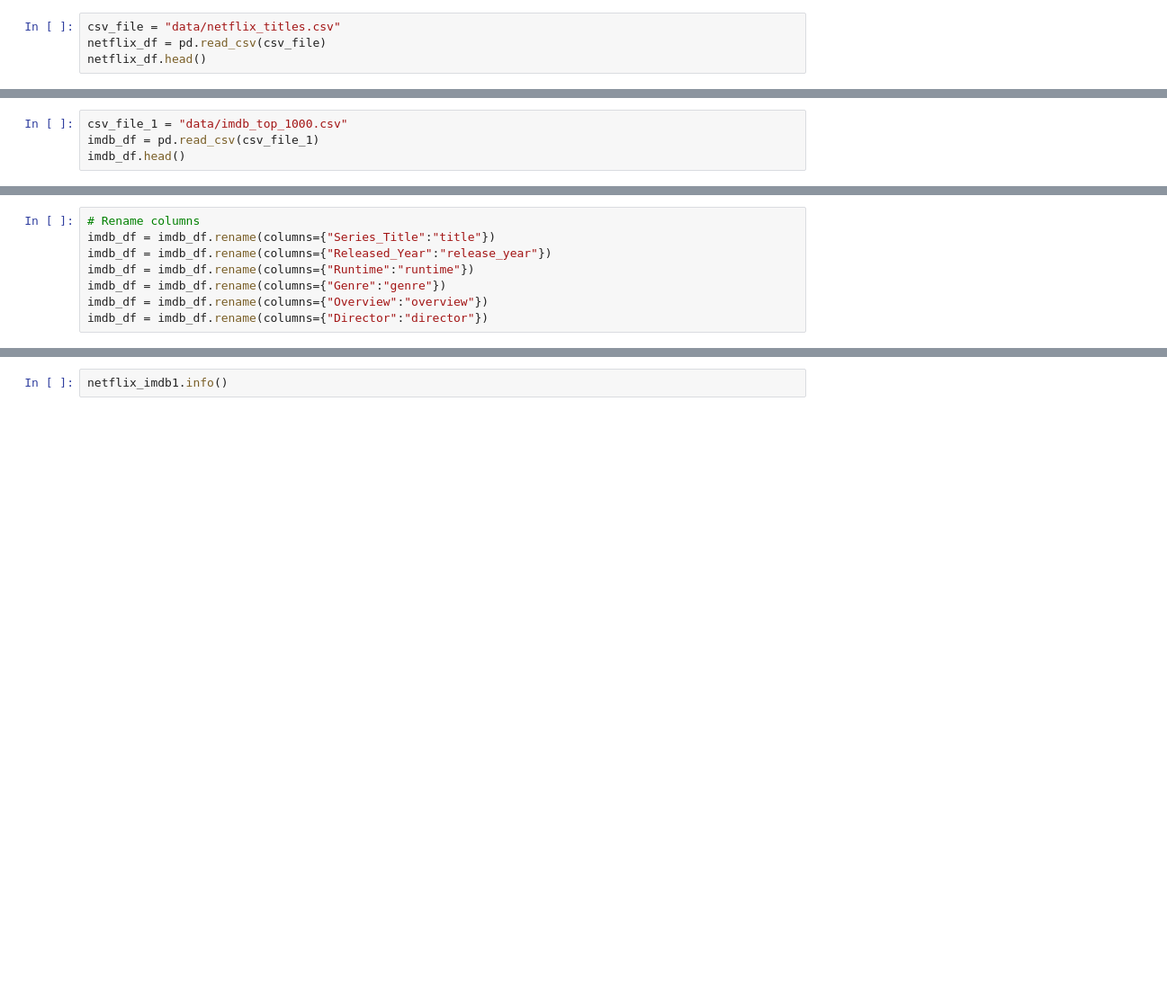
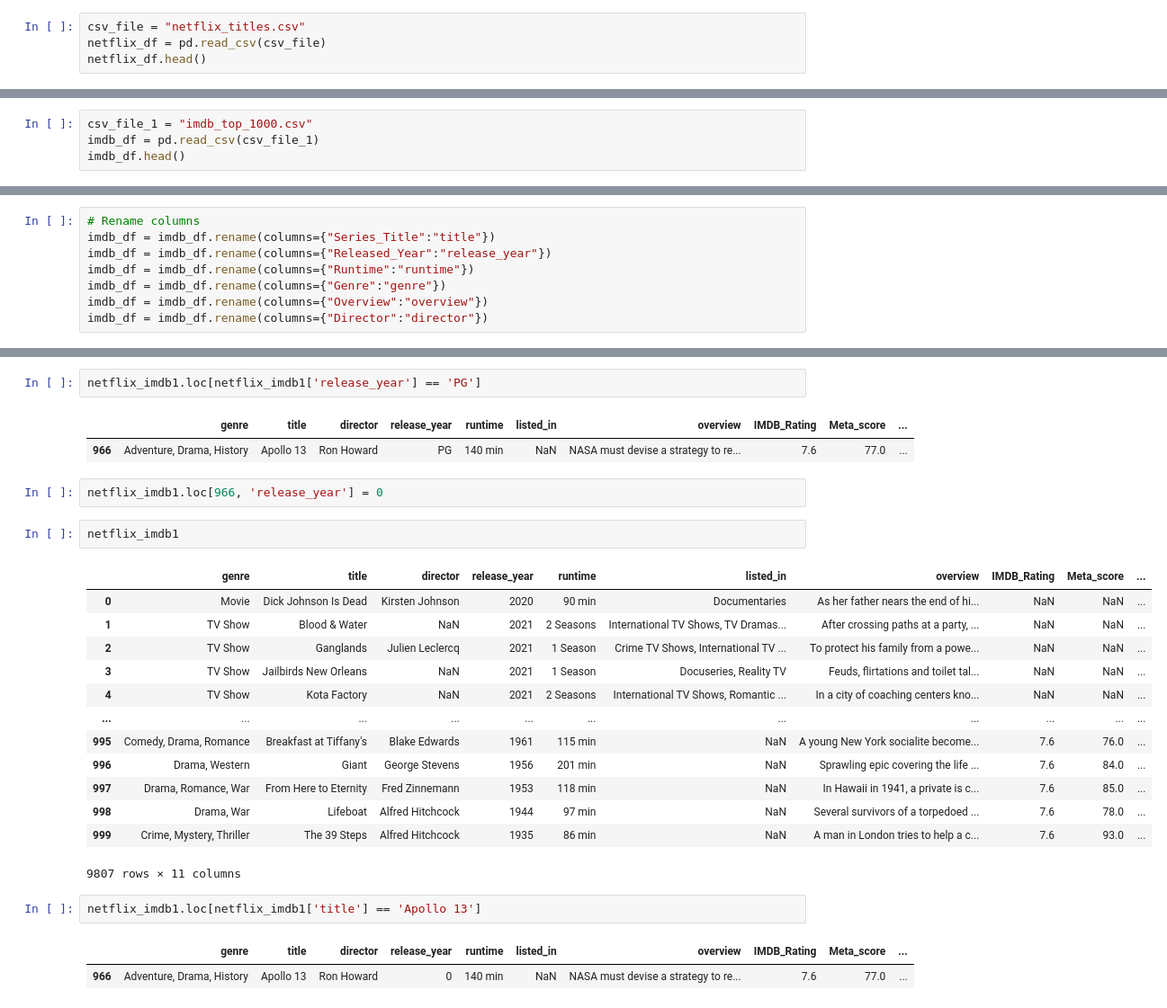
Before and after one commit to Shannon-Watts/netflix_analysis, a Jupyter notebook: netflix_etl (2).ipynb, the cells around one changed output, grey strips where cells are left out. Shown at 90% size. Drawn from its saved outputs; the diff is of its cells as text; blank space fills up the shorter version.

```diff
--- a/netflix_etl (2).ipynb
+++ b/netflix_etl (2).ipynb
@@ -8,7 +11,7 @@ import numpy as np
 # %% [markdown]
 ## Extract
 # %%
-csv_file = "data/netflix_titles.csv"
+csv_file = "netflix_titles.csv"
 netflix_df = pd.read_csv(csv_file)
 netflix_df.head()
 # %% [output]
@@ -16,4 +24,4 @@ FileNotFoundError: [Errno 2] No such file or directory: 'data/netflix_titles.csv
 # %%
-csv_file_1 = "data/imdb_top_1000.csv"
+csv_file_1 = "imdb_top_1000.csv"
 imdb_df = pd.read_csv(csv_file_1)
 imdb_df.head()
@@ -60,5 +98,31 @@ netflix_imdb1
-# %%
-netflix_imdb1.info()
+# %%
+netflix_imdb1.loc[netflix_imdb1['release_year'] == 'PG']
+# %% [output]
+|  | genre | title | director | release_year | runtime | listed_in | overview | IMDB_Rating | Meta_score | ... |
+| 966 | Adventure, Drama, History | Apollo 13 | Ron Howard | PG | 140 min | NaN | NASA must devise a strategy to re... | 7.6 | 77.0 | ... |
+# %%
+netflix_imdb1.loc[966, 'release_year'] = 0
+# %%
+netflix_imdb1
+# %% [output]
+|  | genre | title | director | release_year | runtime | listed_in | overview | IMDB_Rating | Meta_score | ... |
+| 0 | Movie | Dick Johnson Is Dead | Kirsten Johnson | 2020 | 90 min | Documentaries | As her father nears the end of hi... | NaN | NaN | ... |
+| 1 | TV Show | Blood & Water | NaN | 2021 | 2 Seasons | International TV Shows, TV Dramas... | After crossing paths at a party, ... | NaN | NaN | ... |
+| 2 | TV Show | Ganglands | Julien Leclercq | 2021 | 1 Season | Crime TV Shows, International TV ... | To protect his family from a powe... | NaN | NaN | ... |
+| 3 | TV Show | Jailbirds New Orleans | NaN | 2021 | 1 Season | Docuseries, Reality TV | Feuds, flirtations and toilet tal... | NaN | NaN | ... |
+| 4 | TV Show | Kota Factory | NaN | 2021 | 2 Seasons | International TV Shows, Romantic ... | In a city of coaching centers kno... | NaN | NaN | ... |
+| ... | ... | ... | ... | ... | ... | ... | ... | ... | ... | ... |
+| 995 | Comedy, Drama, Romance | Breakfast at Tiffany's | Blake Edwards | 1961 | 115 min | NaN | A young New York socialite become... | 7.6 | 76.0 | ... |
+| 996 | Drama, Western | Giant | George Stevens | 1956 | 201 min | NaN | Sprawling epic covering the life ... | 7.6 | 84.0 | ... |
+| 997 | Drama, Romance, War | From Here to Eternity | Fred Zinnemann | 1953 | 118 min | NaN | In Hawaii in 1941, a private is c... | 7.6 | 85.0 | ... |
+| 998 | Drama, War | Lifeboat | Alfred Hitchcock | 1944 | 97 min | NaN | Several survivors of a torpedoed ... | 7.6 | 78.0 | ... |
+| 999 | Crime, Mystery, Thriller | The 39 Steps | Alfred Hitchcock | 1935 | 86 min | NaN | A man in London tries to help a c... | 7.6 | 93.0 | ... |
+9807 rows × 11 columns
+# %%
+netflix_imdb1.loc[netflix_imdb1['title'] == 'Apollo 13']
+# %% [output]
+|  | genre | title | director | release_year | runtime | listed_in | overview | IMDB_Rating | Meta_score | ... |
+| 966 | Adventure, Drama, History | Apollo 13 | Ron Howard | 0 | 140 min | NaN | NASA must devise a strategy to re... | 7.6 | 77.0 | ... |
 # %%
 # Change null values
 value = "not currently in IMDB top 1000"
```
Also changed, not shown: parts of 15 cells of this notebook.
